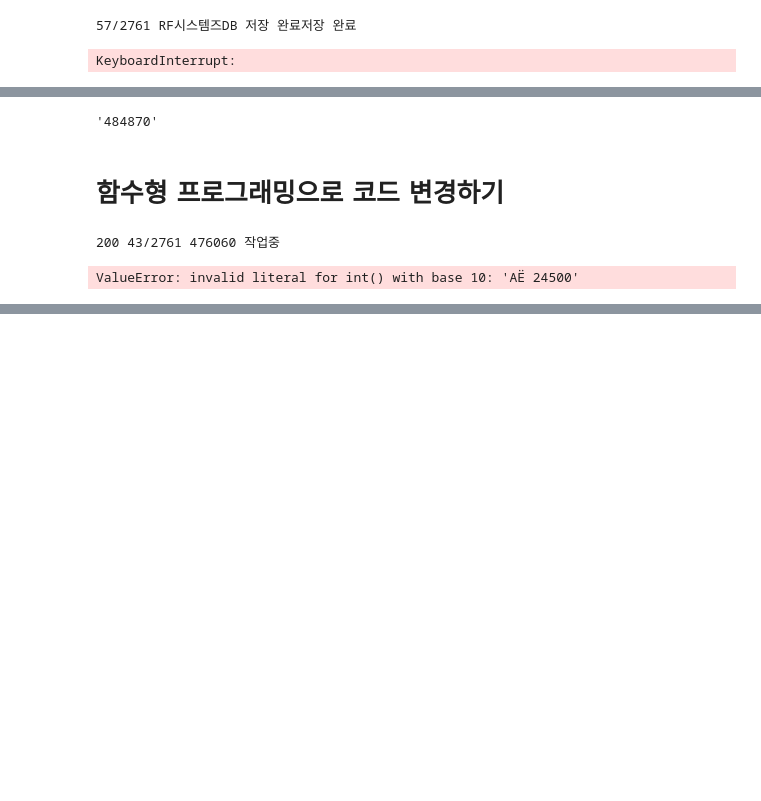
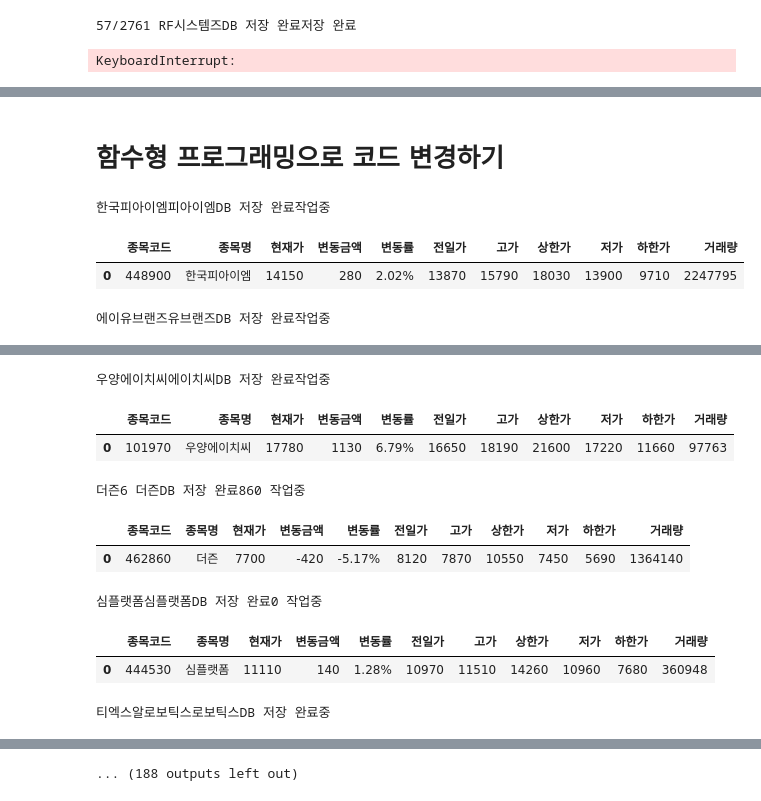
Before and after one commit to haram4th/finech, a Jupyter notebook: 04data_scraping/07DB에서_상장기업정보_불러와서_네이버증권에서_주가자료_수집하기.ipynb, the cells around one changed output, grey strips where cells are left out. Cells and saved outputs as stored; diff of their text form; code cells hidden in the pictures; blank space fills up the shorter version.

```diff
--- a/04data_scraping/07DB에서_상장기업정보_불러와서_네이버증권에서_주가자료_수집하기.ipynb
+++ b/04data_scraping/07DB에서_상장기업정보_불러와서_네이버증권에서_주가자료_수집하기.ipynb
@@ -44,9 +85,9 @@ from bs4 import BeautifulSoup as bs
 # %%
 final_result = []
-for idx, code in enumerate(stock_code[1000:]):
+for idx, code in enumerate(stock_code):
     url =f"https://finance.naver.com/item/main.naver?code={code}"
     r = requests.get(url)
-    print(r.status_code, f"{idx+1}/{len(stock_code)} 작업중", end="\r")
+    print(r.status_code, f"{idx}/{len(stock_code)-1} 작업중", end="\r")
     soup = bs(r.content, 'lxml')
     # 종목명
     stock_name = soup.select_one("dl.blind > dd:nth-child(3)").text[4:]
@@ -76,7 +117,7 @@ for idx, code in enumerate(stock_code[1000:]):
     time.sleep(5)
 
 columns = ["종목코드", "종목명", "현재가", "변동금액", "변동률", "전일가",
-           "고가", "상한가", "저가", "하한가", "거래량"  ]
+           "고가", "상한가", "저가", "하한가", "거래량" ]
 df = pd.DataFrame(final_result, columns=columns)
 df
 # %% [output]
@@ -107,3 +148,8 @@ def year_month():
     from datetime import datetime
     today = datetime.today()
     return today.year, today.month
+# %%
+from datetime import datetime
+today = datetime.today()
+print(today.year)
+print(f"{today.month:02d}")
@@ -110,5 +159,5 @@ def year_month():
 # %%
-for idx, code in enumerate(stock_code[46]):
+for idx, code in enumerate(stock_code[:2]):
     url =f"https://finance.naver.com/item/main.naver?code={code}"
     r = requests.get(url)
     print(r.status_code, f"{idx}/{len(stock_code)-1} 작업중", end="\r")
@@ -140,12 +189,18 @@ for idx, code in enumerate(stock_code[46]):
     columns = ["종목코드", "종목명", "현재가", "변동금액", "변동률", "전일가",
            "고가", "상한가", "저가", "하한가", "거래량"  ]
     df = pd.DataFrame([result], columns=columns)
+
     # 오늘기준 연도, 달 출력
-    year, month = year_month()
+    from datetime import datetime
+    today = datetime.today()
+    year = today.year
+    month = today.month
+
     # Database 쿼리창 오픈
-    conn = dbconnect()
+    engine = create_engine("mysql+pymysql://root:1234@localhost:3306/stock_info")
+    conn = engine.connect()
     df.to_sql(f'stock_price_{year}_{month:02d}', con=conn,  if_exists="append", index=False)
     conn.close()
-    print(f"{idx+1}/{len(stock_code)} {stock_name}DB 저장 완료", end="\r")
+    print(f"{idx}/{len(stock_code)-1} {stock_name}DB 저장 완료", end="\r")
     time.sleep(5)
 # %% [output]
@@ -222,6 +252,2 @@ soup
-# %%
-stock_code[45]
-# %% [output]
-'484870'
 # %% [markdown]
 # 함수형 프로그래밍으로 코드 변경하기
@@ -228,9 +258,10 @@ stock_code[45]
 # %%
 def stock_info_get(code):
     url =f"https://finance.naver.com/item/main.naver?code={code}"
-    r = requests.get(url)
+    r = requests.get(url, timeout=1)
     print(r.status_code, f"{idx+1}/{len(stock_code)} {code} 작업중", end="\r")
-    soup = bs(r.content, 'lxml')
+    soup = bs(r.text, 'lxml')
+#     print(soup)
     # 종목명
     stock_name = soup.select_one("dl.blind > dd:nth-child(3)").text[4:]
     # 현재가
@@ -266,9 +297,13 @@ from dbio import *
 # %%
 stock_code = stock_codes()
 for idx, code in enumerate(stock_code):
     print(f"{idx}/{len(stock_code)-1} {code} 작업중", end="\r")
     df, stock_name = stock_info_get(code)
     to_stock_db(idx, code, stock_name, df)
+    print(stock_name)
+    display(df)
 # %% [output]
-200 43/2761 476060 작업중
+한국피아이엠피아이엠DB 저장 완료작업중
+|  | 종목코드 | 종목명 | 현재가 | 변동금액 | 변동률 | 전일가 | 고가 | 상한가 | 저가 | 하한가 | 거래량 |
+| 0 | 448900 | 한국피아이엠 | 14150 | 280 | 2.02% | 13870 | 15790 | 18030 | 13900 | 9710 | 2247795 |
-ValueError: invalid literal for int() with base 10: 'АЁ 24500'
+에이유브랜즈유브랜즈DB 저장 완료작업중
@@ -274,0 +312,10 @@ ValueError: invalid literal for int() with base 10: 'АЁ 24500'
+우양에이치씨에이치씨DB 저장 완료작업중
+|  | 종목코드 | 종목명 | 현재가 | 변동금액 | 변동률 | 전일가 | 고가 | 상한가 | 저가 | 하한가 | 거래량 |
+| 0 | 101970 | 우양에이치씨 | 17780 | 1130 | 6.79% | 16650 | 18190 | 21600 | 17220 | 11660 | 97763 |
+더즌6 더즌DB 저장 완료860 작업중
+|  | 종목코드 | 종목명 | 현재가 | 변동금액 | 변동률 | 전일가 | 고가 | 상한가 | 저가 | 하한가 | 거래량 |
+| 0 | 462860 | 더즌 | 7700 | -420 | -5.17% | 8120 | 7870 | 10550 | 7450 | 5690 | 1364140 |
+심플랫폼심플랫폼DB 저장 완료0 작업중
+|  | 종목코드 | 종목명 | 현재가 | 변동금액 | 변동률 | 전일가 | 고가 | 상한가 | 저가 | 하한가 | 거래량 |
+| 0 | 444530 | 심플랫폼 | 11110 | 140 | 1.28% | 10970 | 11510 | 14260 | 10960 | 7680 | 360948 |
+티엑스알로보틱스로보틱스DB 저장 완료중
@@ -274,0 +324 @@ ValueError: invalid literal for int() with base 10: 'АЁ 24500'
+... (188 outputs left out)
```
Also changed, not shown: parts of 12 cells of this notebook, 3 other files.
